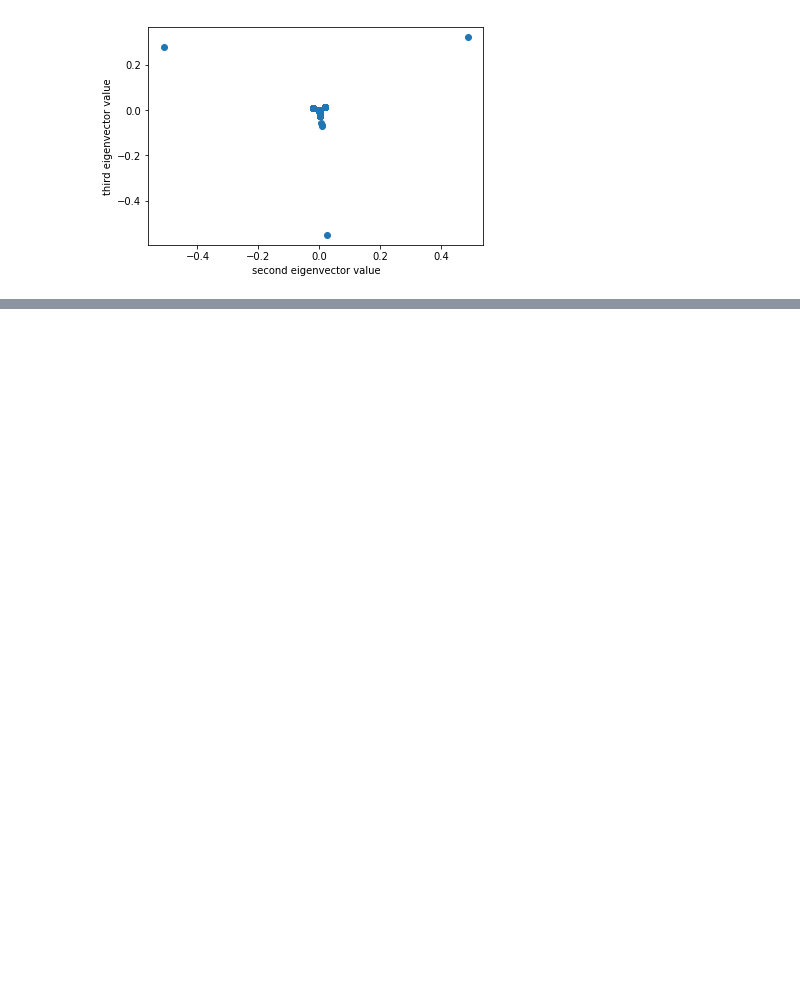
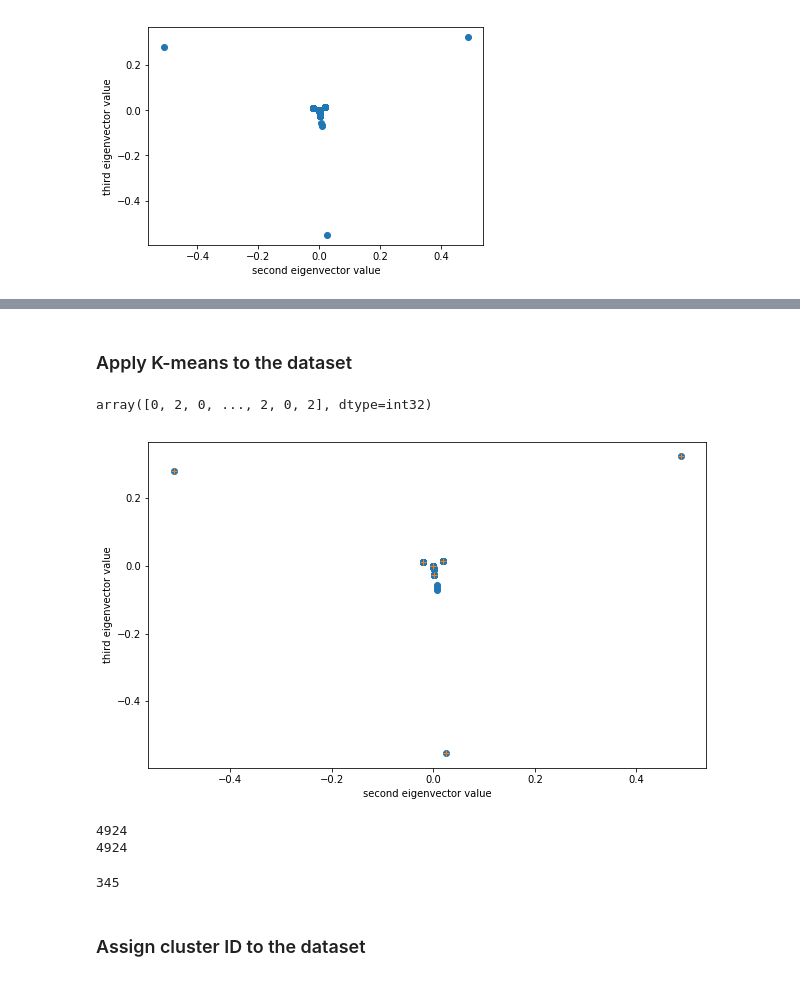
Before and after one commit to antoinegargot/Kent-School-Of-Law-Project, a Jupyter notebook: Scraping_and_graph.ipynb, the cells around one changed output, grey strips where cells are left out. Cells and saved outputs as stored; diff of their text form; code cells hidden in the pictures; blank space fills up the shorter version.

```diff
--- a/Scraping_and_graph.ipynb
+++ b/Scraping_and_graph.ipynb
@@ -120,0 +162,31 @@ plt.show()
+# %% [markdown]
+### Apply K-means to the dataset
+# %%
+kmeans = KMeans(n_clusters=7)
+kmeans = kmeans.fit(X)
+labels = kmeans.predict(X)
+centroids = kmeans.cluster_centers_
+labels
+# %% [output]
+array([0, 2, 0, ..., 2, 0, 2], dtype=int32)
+# %%
+plt.figure(figsize=(10,6))
+plt.plot(eig_vectors[:,1], eig_vectors[:,2],'o')
+plt.plot(centroids[:,0], centroids[:,1],'+')
+plt.xlabel('second eigenvector value')
+plt.ylabel('third eigenvector value')
+plt.show()
+# %% [output]
+[figure, added]
+# %%
+print(len(case_cite_graph.nodes()))
+print(len(labels))
+# %% [output]
+4924
+4924
+# %%
+len(missing_html)
+# %% [output]
+345
+# %% [markdown]
+### Assign cluster ID to the dataset
```
Also changed, not shown: parts of 17 cells of this notebook.
